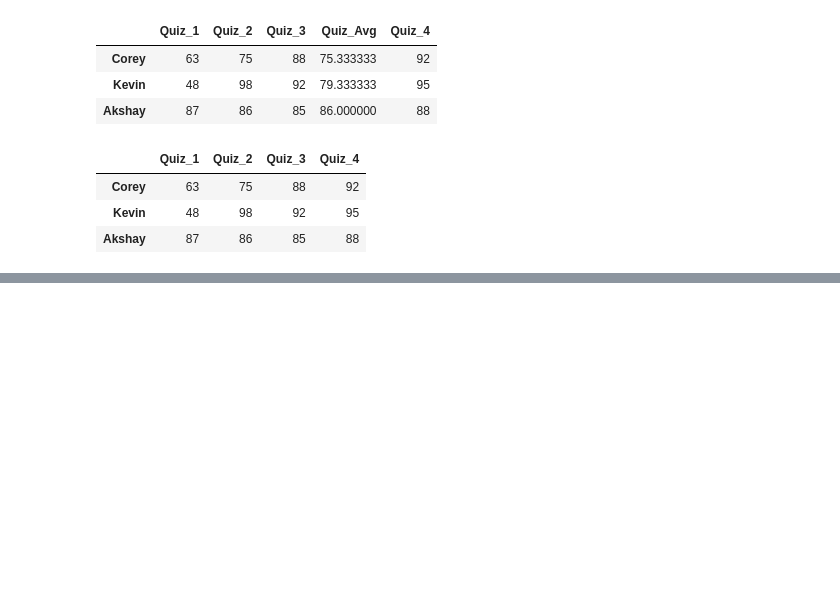
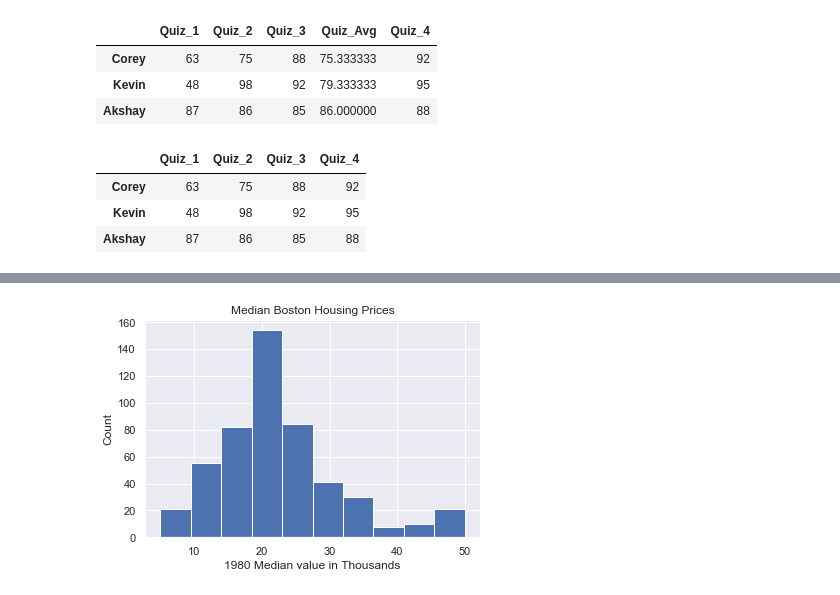
Before and after one commit to KingNonso/python-workshop, a Jupyter notebook: 10. Data Analytics - Pandas.ipynb, the cells around one changed output, grey strips where cells are left out. Saved outputs shown, nothing was run; the diff lists cells and outputs as text; code cells hidden in the pictures; blank space fills up the shorter version.

```diff
--- a/10. Data Analytics - Pandas.ipynb
+++ b/10. Data Analytics - Pandas.ipynb
@@ -129,0 +267,8 @@ df
+# %%
+plt.hist(housing_df['MEDV'])
+plt.title('Median Boston Housing Prices')
+plt.xlabel('1980 Median value in Thousands')
+plt.ylabel("Count")
+plt.show()
+# %% [output]
+[figure, added]
```
Also changed, not shown: parts of 30 cells of this notebook, 5 other files.
